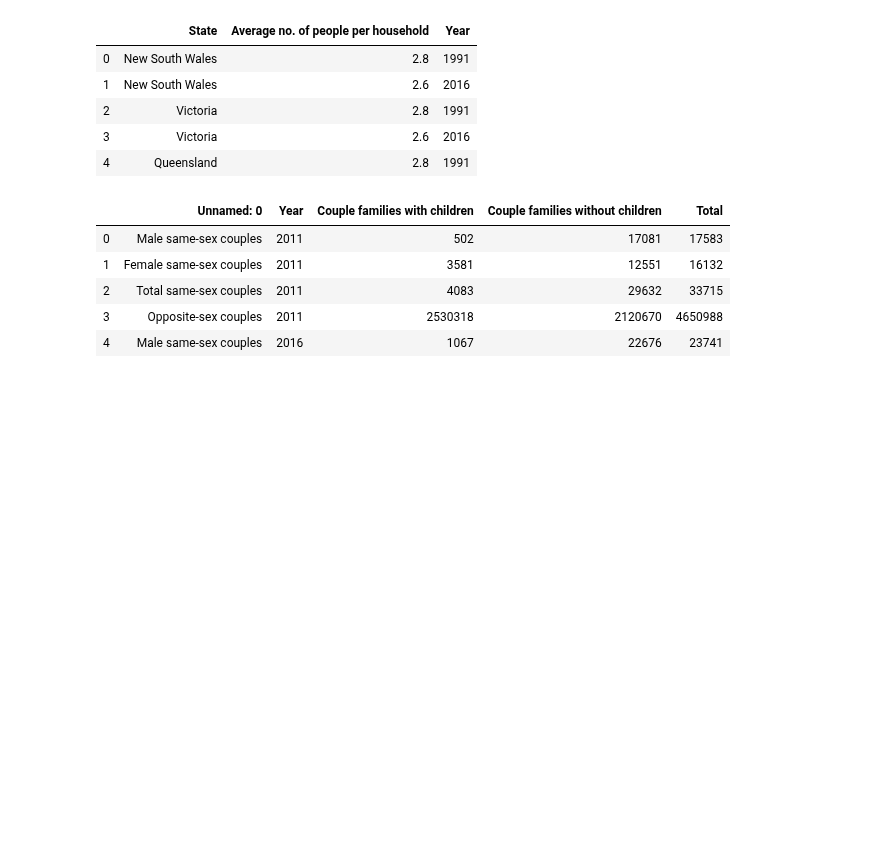
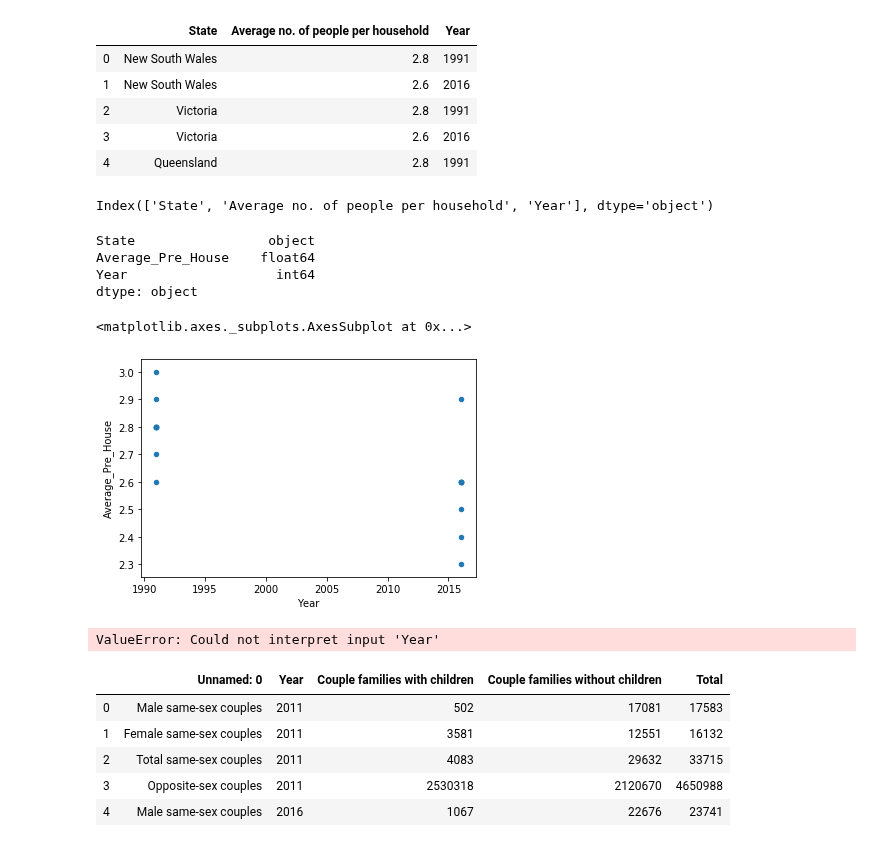
Before and after one commit to Hamza-cmd/Comp257-Project, a Jupyter notebook: SnapshotTables.ipynb, the cells around one changed output. Cells and saved outputs as stored; diff of their text form; code cells hidden in the pictures; blank space fills up the shorter version.

```diff
--- a/SnapshotTables.ipynb
+++ b/SnapshotTables.ipynb
@@ -241,6 +243,28 @@ PreHouse.head()
 | 2 | Victoria | 2.8 | 1991 |
 | 3 | Victoria | 2.6 | 2016 |
 | 4 | Queensland | 2.8 | 1991 |
+# %%
+PreHouse.columns
+# %% [output]
+Index(['State', 'Average no. of people per household', 'Year'], dtype='object')
+# %%
+PreHouse.rename(columns={'Average no. of people per household':'Average_Pre_House'}, inplace=True)
+# %%
+PreHouse.dtypes
+# %% [output]
+State                 object
+Average_Pre_House    float64
+Year                   int64
+dtype: object
+# %%
+PreHouse.plot.scatter(x = 'Year',y = 'Average_Pre_House')
+# %% [output]
+<matplotlib.axes._subplots.AxesSubplot at 0x...>
+[figure, added]
+# %%
+g= sns.scatterplot(x = 'Year',y = 'Average_Pre_House', hue='State')
+# %% [output]
+ValueError: Could not interpret input 'Year'
 # %%
 FamilyCompos = pd.read_excel("data/snapshot_clean.xlsx", sheet_name = 15 )
 FamilyCompos.head()
```
Also changed, not shown: parts of 6 cells of this notebook.
